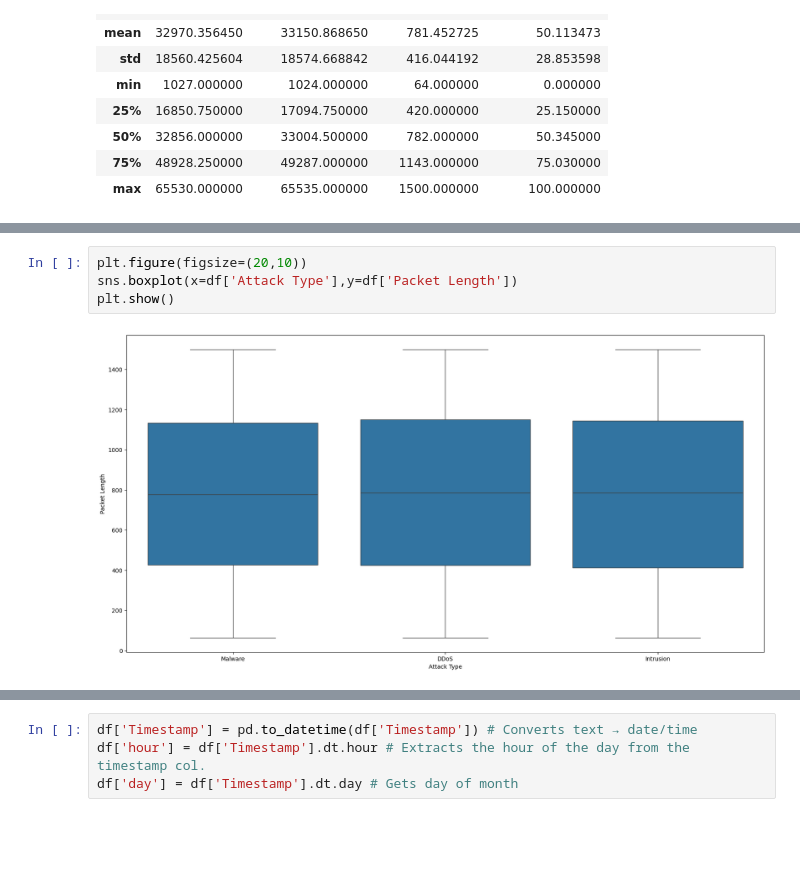
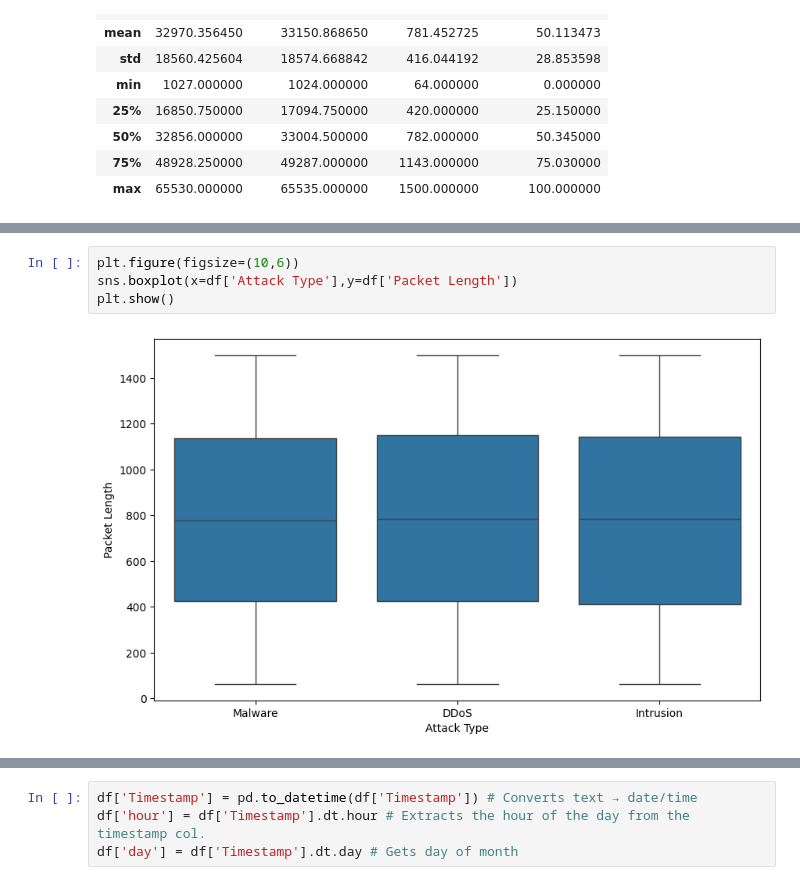
Before and after one commit to florianrst/CyberSecurity_ML, a Jupyter notebook: data_analysis/EDA.ipynb, the cells around one changed output, grey strips where cells are left out. Cells and saved outputs as stored; diff of their text form; blank space fills up the shorter version.

```diff
--- a/data_analysis/EDA.ipynb
+++ b/data_analysis/EDA.ipynb
@@ -89,6 +101,6 @@ Name: count, dtype: int64
 # %%
-plt.figure(figsize=(20,10))
+plt.figure(figsize=(10,6))
 sns.boxplot(x=df['Attack Type'],y=df['Packet Length'])
 plt.show()
 # %% [output]
-[figure, old version]
+[figure, new version]
```
Also changed, not shown: parts of 41 cells of this notebook, 1 other file.
